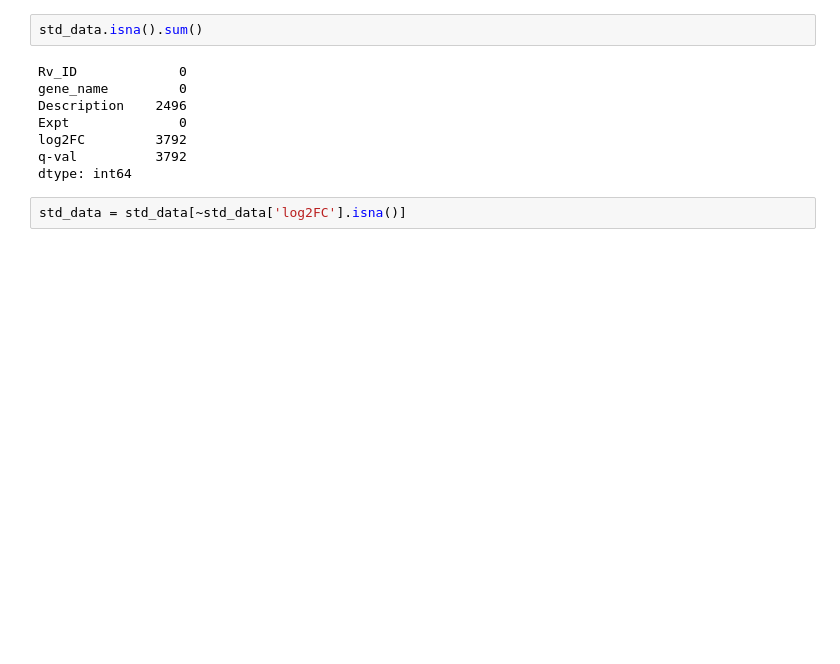
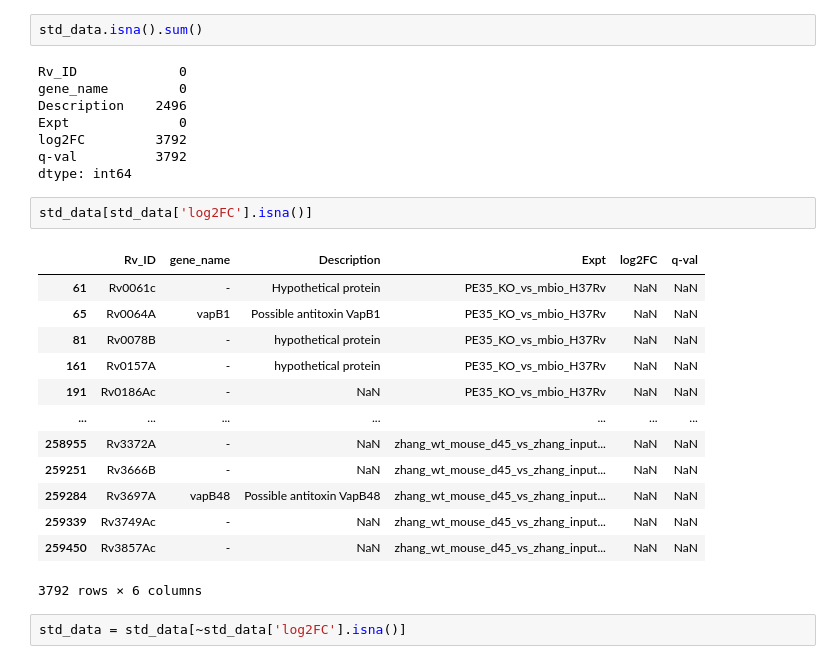
Before and after one commit to ajinich/mtb_tn_db, a Jupyter notebook: code/data_wrangling/data_for_dash.ipynb, the cells around one changed output. Cells and saved outputs as stored; diff of their text form; blank space fills up the shorter version.

```diff
--- a/code/data_wrangling/data_for_dash.ipynb
+++ b/code/data_wrangling/data_for_dash.ipynb
@@ -185,6 +184,22 @@ Expt              0
 log2FC         3792
 q-val          3792
 dtype: int64
+# %%
+std_data[std_data['log2FC'].isna()]
+# %% [output]
+|  | Rv_ID | gene_name | Description | Expt | log2FC | q-val |
+| 61 | Rv0061c | - | Hypothetical protein | PE35_KO_vs_mbio_H37Rv | NaN | NaN |
+| 65 | Rv0064A | vapB1 | Possible antitoxin VapB1 | PE35_KO_vs_mbio_H37Rv | NaN | NaN |
+| 81 | Rv0078B | - | hypothetical protein | PE35_KO_vs_mbio_H37Rv | NaN | NaN |
+| 161 | Rv0157A | - | hypothetical protein | PE35_KO_vs_mbio_H37Rv | NaN | NaN |
+| 191 | Rv0186Ac | - | NaN | PE35_KO_vs_mbio_H37Rv | NaN | NaN |
+| ... | ... | ... | ... | ... | ... | ... |
+| 258955 | Rv3372A | - | NaN | zhang_wt_mouse_d45_vs_zhang_input... | NaN | NaN |
+| 259251 | Rv3666B | - | NaN | zhang_wt_mouse_d45_vs_zhang_input... | NaN | NaN |
+| 259284 | Rv3697A | vapB48 | Possible antitoxin VapB48 | zhang_wt_mouse_d45_vs_zhang_input... | NaN | NaN |
+| 259339 | Rv3749Ac | - | NaN | zhang_wt_mouse_d45_vs_zhang_input... | NaN | NaN |
+| 259450 | Rv3857Ac | - | NaN | zhang_wt_mouse_d45_vs_zhang_input... | NaN | NaN |
+3792 rows × 6 columns
 # %%
 std_data = std_data[~std_data['log2FC'].isna()]
 # %%
```
Also changed, not shown: parts of 23 cells of this notebook, 4 other files.
